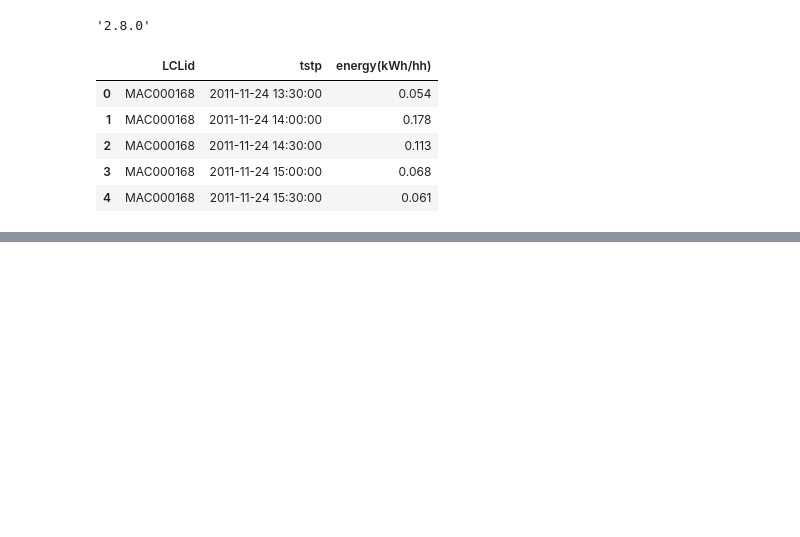
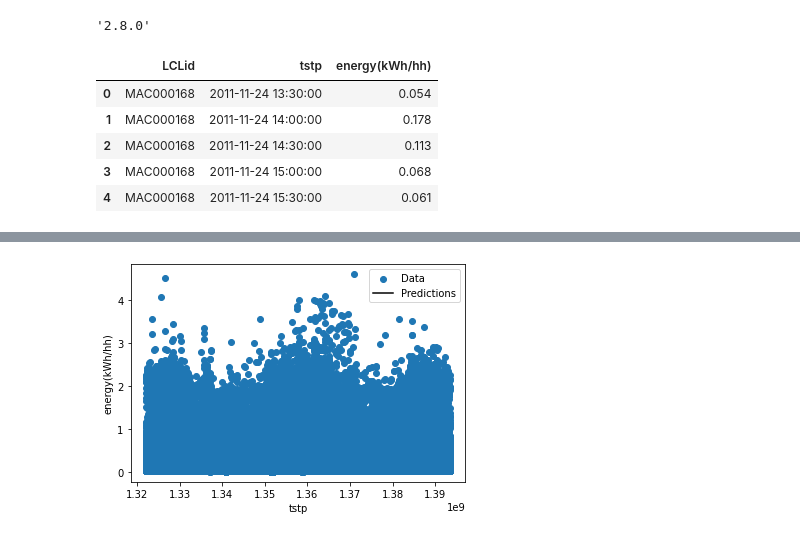
Before and after one commit to SindreMohr/Bachelor_thesis, a Jupyter notebook: hopethisworks.ipynb, the cells around one changed output, grey strips where cells are left out. Cells and saved outputs as stored; diff of their text form; code cells hidden in the pictures; blank space fills up the shorter version.

```diff
--- a/hopethisworks.ipynb
+++ b/hopethisworks.ipynb
@@ -119,0 +176,14 @@ ValueError: Failed to convert a NumPy array to a Tensor (Unsupported numpy type:
+# %%
+x = tf.linspace(0.0, 250, 251)
+y = energy_model.predict(x)
+# %%
+def plot_energy(x, y):
+  plt.scatter(train_features['tstp'], train_labels, label='Data')
+  plt.plot(x, y, color='k', label='Predictions')
+  plt.xlabel('tstp')
+  plt.ylabel('energy(kWh/hh)')
+  plt.legend()
+# %%
+plot_energy(x, y)
+# %% [output]
+[figure, added]
```
Also changed, not shown: parts of 20 cells of this notebook.
